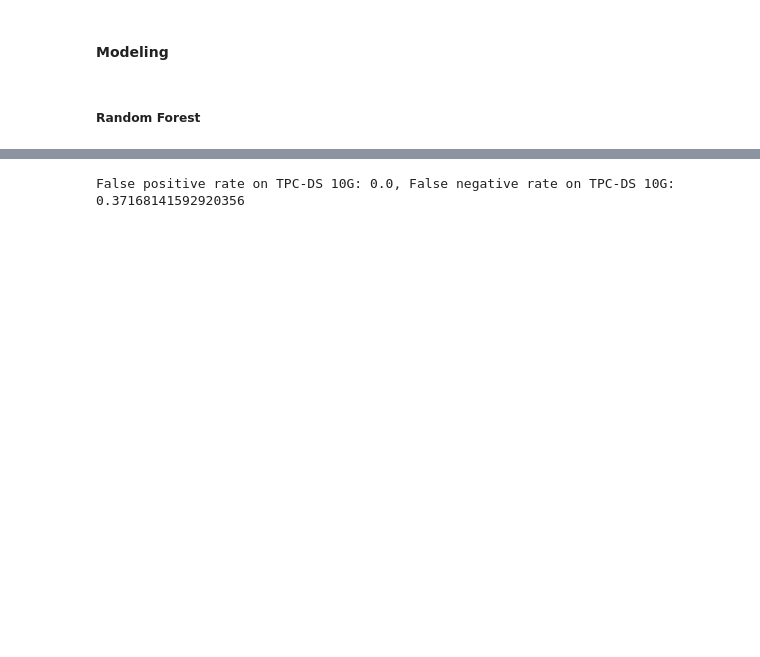
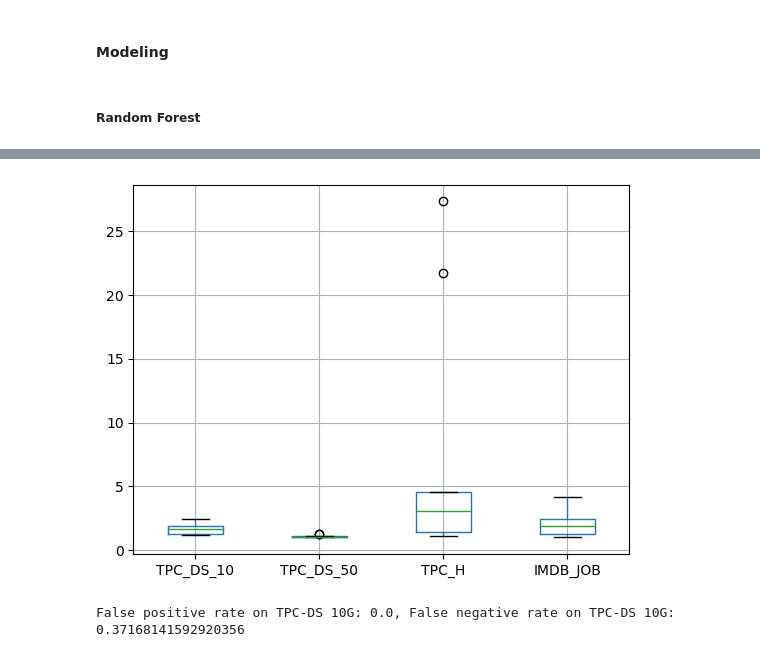
Before and after one commit to maffinnn/index_selection_evaluation, a Jupyter notebook: DISTILL.ipynb, the cells around one changed output, grey strips where cells are left out. Saved outputs shown, nothing was run; the diff lists cells and outputs as text; code cells hidden in the pictures; blank space fills up the shorter version.

```diff
--- a/DISTILL.ipynb
+++ b/DISTILL.ipynb
@@ -133,7 +152,7 @@ DS_50G_data, _ = read_query_and_index_data("../data/TPC_DS_50G/TPC_DS_50GB.csv",
 DS_10G_data, _ = read_query_and_index_data("../data/TPC_DS_10G/TPC_DS_10GB.csv", column_dict_DS_10G)
 H_data, _ = read_query_and_index_data("../data/TPCH/TPC_H_10.csv", column_dict_H)
 # %%
-DSB_data, _ = read_query_and_index_data("../data/DSB/dsb.csv", column_dict_DSB)
+# DSB_data, _ = read_query_and_index_data("../data/DSB/dsb.csv", column_dict_DSB)
 # %% [markdown]
 ### Index Filter
 # %% [markdown]
@@ -470,3 +473,5 @@ features_DSB
+# %%
+features_IMDB, labels_IMDB, single_index_query_ids_IMDB = construct_features_and_labels(IMDB_data, table_dict_IMDB)
 # %%
 def to_onehot_encoding(features):
     features_cat = features.select_dtypes(include="object")
@@ -483 +488,3 @@ features_DSB_encoded = to_onehot_encoding(features_DSB)
+# %%
+features_IMDB_encoded = to_onehot_encoding(features_IMDB)
 # %%
@@ -545,0 +581,12 @@ Text(0.5, 1.0, 'Q-error distribution on DSB')
+# %%
+regr = RandomForestRegressor(n_estimators=40, max_depth=10, random_state=0).fit(X_train_DS_50G, y_train_DS_50G)
+y_estimated_DS_50G = regr.predict(X_test_DS_50G)
+print(f"Average Q-error for index filter model on TPC-DS 50G:\n{q_error(y_test_DS_50G, y_estimated_DS_50G)}")
+y_estimated_DS_10G = regr.predict(features_DS_10G_encoded)
+print(f"Average Q-error for index filter model on TPC-DS 10G:\n{q_error(labels_DS_10G, y_estimated_DS_10G)}")
+y_estimated_H = regr.predict(features_H_encoded)
+print(f"Average Q-error for index filter model on TPC-H:\n{q_error(labels_H, y_estimated_H)}")
+y_estimated_IMDB = regr.predict(features_IMDB_encoded)
+print(f"Average Q-error for index filter model on IMDB-JOB:\n{q_error(labels_IMDB, y_estimated_IMDB)}")
+# y_estimated_DSB = regr.predict(features_DSB_encoded)
+# print(f"Average Q-error for index filter model on DSB:\n{q_error(labels_DSB, y_estimated_DSB)}")
@@ -546,3 +602,23 @@ Text(0.5, 1.0, 'Q-error distribution on DSB')
+# %%
+sample_count = 10
+result_dic = {
+        "TPC_DS_10": [q_error([labels_DS_10G[i]], [y_estimated_DS_10G[i]]) for i in range(len(labels_DS_10G))],
+        "TPC_DS_50": [q_error([y_test_DS_50G[i]], [y_estimated_DS_50G[i]]) for i in range(len(y_test_DS_50G))],
+        "TPC_H": [q_error([labels_H[i]], [y_estimated_H[i]]) for i in range(len(labels_H))],
+        "IMDB_JOB": [q_error([labels_IMDB[i]], [y_estimated_IMDB[i]]) for i in range(len(labels_IMDB))],
+        # "DSB": [q_error([labels_DSB[i]], [y_estimated_DSB[i]]) for i in range(len(labels_DSB))],
+    }
+
+df = pd.DataFrame.from_dict({
+    "TPC_DS_10": sorted(sample(result_dic["TPC_DS_10"], sample_count)),
+    "TPC_DS_50": sorted(sample(result_dic["TPC_DS_50"], sample_count)),
+    "TPC_H": sorted(sample(result_dic["TPC_H"], sample_count)),
+    "IMDB_JOB": sorted(sample(result_dic["IMDB_JOB"], sample_count)),
+})
+df.boxplot()
+plt.show()
+# %% [output]
+[figure, added]
 # %%
 def precision_score(actual, pred, threshold):
     # >= threshold: reduction in cost is significant and hence should not be filtered out
```
Also changed, not shown: parts of 78 cells of this notebook, 8 other files.
